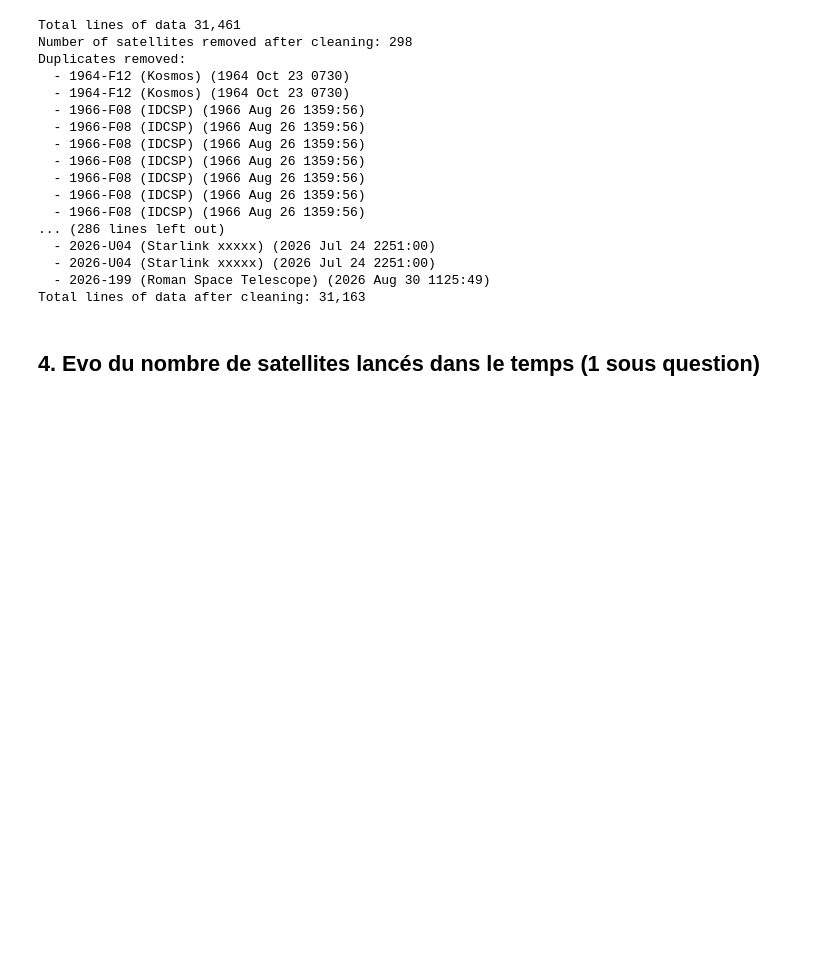
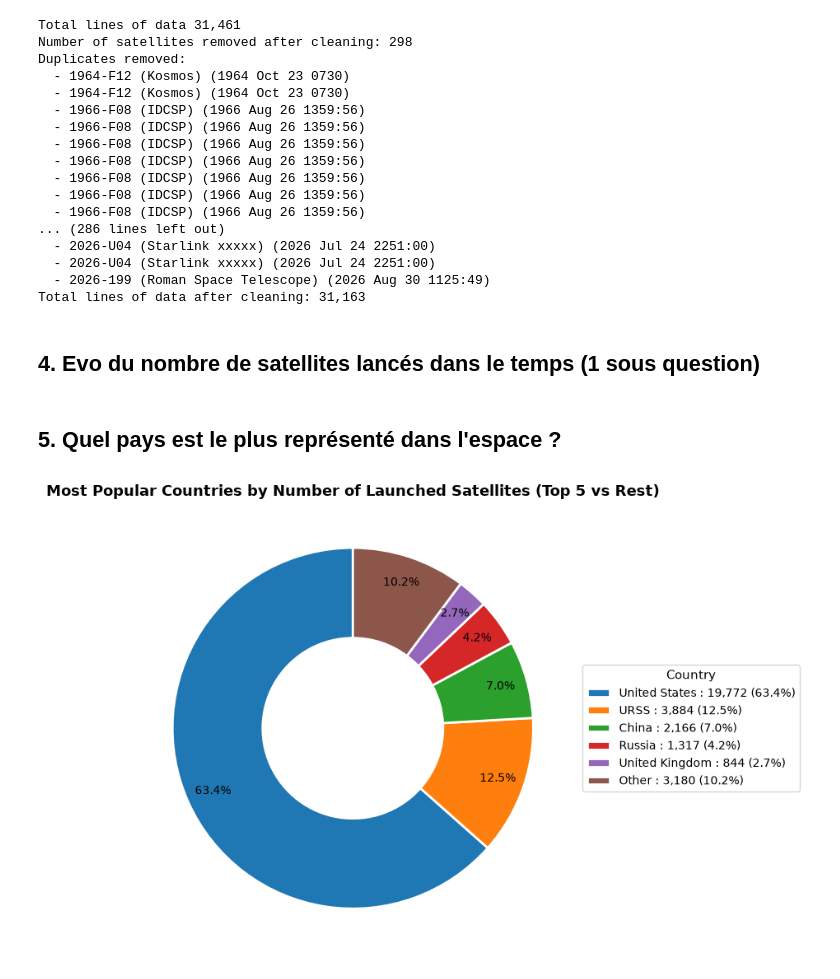
Before and after one commit to WBS-UWG/DataAnalyticsProject01, a Jupyter notebook: Evolution_of_orbital_object.ipynb, the cells around one changed output. Cells and saved outputs as stored; diff of their text form; code cells hidden in the pictures; blank space fills up the shorter version.

Commit message:
[ADD] pie o show which country send the more orbital object

```diff
--- a/Evolution_of_orbital_object.ipynb
+++ b/Evolution_of_orbital_object.ipynb
@@ -130,3 +132,54 @@ ax2.set_ylabel("Total satellites launched since 1957")
 ax2.grid(False)
 plt.title("Annual launch frequency and total number of satellites launched into space (1957-206)")
 plt.show()
+# %% [markdown]
+## 5. Quel pays est le plus représenté dans l'espace ?
+# %%
+country_counts = df["SatState"].value_counts()
+
+top_5 = country_counts.head(5)
+others_sum = country_counts.iloc[5:].sum()
+
+data_to_plot = pd.concat([top_5, pd.Series({"OTHER": others_sum})])
+
+country_names = [
+    readable_country(c) if c != "OTHER" else "Other"
+    for c in data_to_plot.index
+]
+
+fig, ax = plt.subplots(figsize=(9, 6))
+
+wedges, texts, autopcts = ax.pie(
+    data_to_plot.values,
+    autopct="%1.1f%%",
+    pctdistance=0.85,
+    startangle=90,
+    wedgeprops=dict(width=0.5, edgecolor="white", linewidth=2)
+)
+
+total = data_to_plot.sum()
+legend_labels = [
+    f"{name} : {val:,} ({val/total*100:.1f}%)"
+    for name, val in zip(country_names, data_to_plot.values)
+]
+
+ax.legend(
+    wedges,
+    legend_labels,
+    title="Country",
+    title_fontsize="11",
+    loc="center",
+    bbox_to_anchor=(1, 0, 0.5, 1),
+    fontsize=10
+)
+
+ax.set_title(
+    "Most Popular Countries by Number of Launched Satellites (Top 5 vs Rest)",
+    fontsize=13,
+    fontweight="bold",
+)
+
+plt.tight_layout()
+plt.show()
+# %% [output]
+[figure, added]
```
Also changed, not shown: parts of 1 cell of this notebook.
